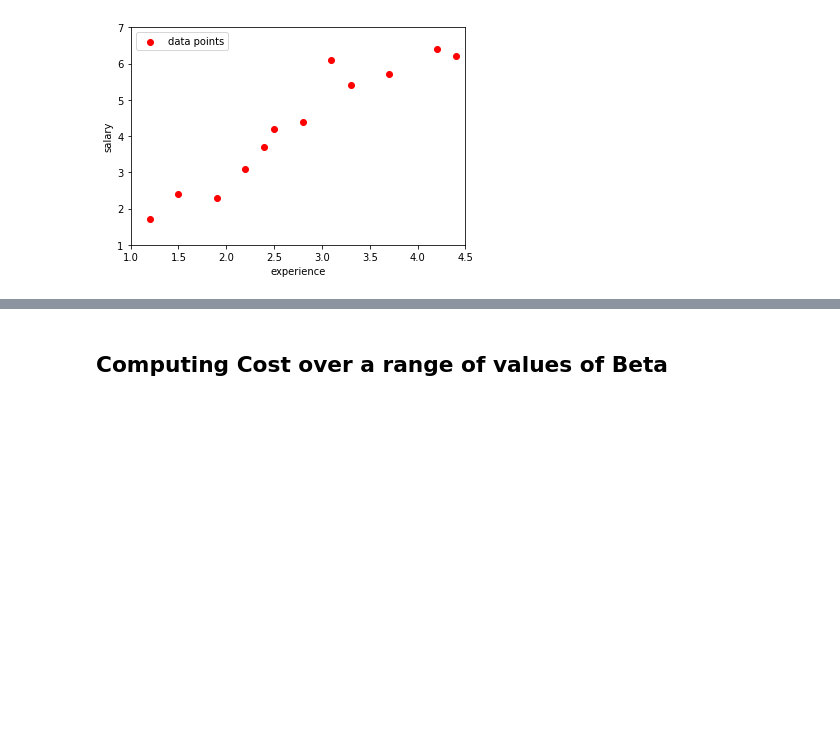
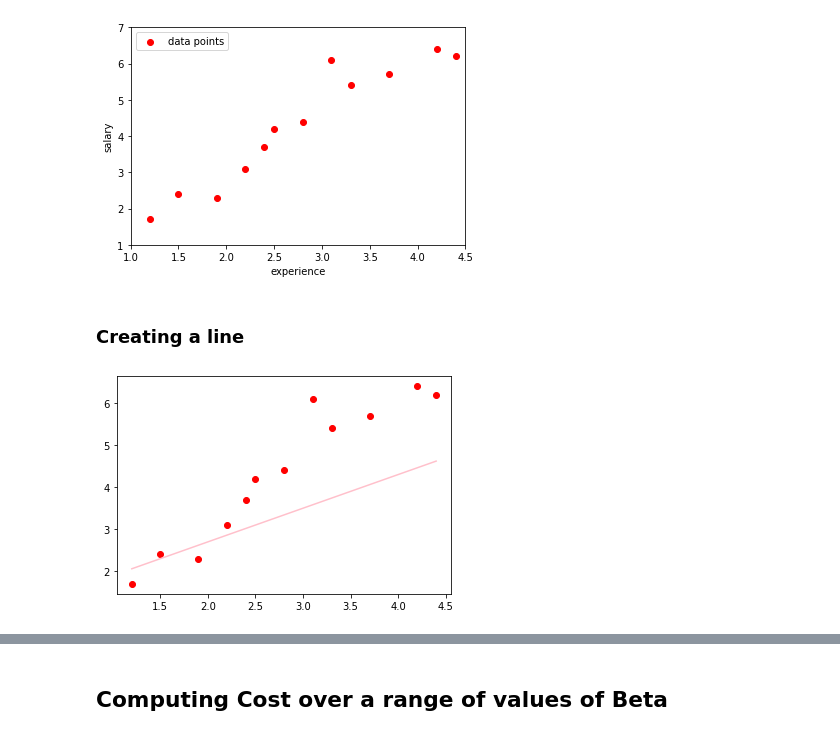
Before and after one commit to Neelam-Singhal/Linear-Models, a Jupyter notebook: LinearModel.ipynb, the cells around one changed output, grey strips where cells are left out. Cells and saved outputs as stored; diff of their text form; code cells hidden in the pictures; blank space fills up the shorter version.

```diff
--- a/LinearModel.ipynb
+++ b/LinearModel.ipynb
@@ -45,3 +45,20 @@ plt.legend()
 # %% [output]
 <matplotlib.legend.Legend at 0x...>
 [figure]
+# %% [markdown]
+### Creating a line
+# %%
+beta = 0.8
+b = 1.1
+
+line1 = []
+
+for i in range(len(data)):
+    line1.append(data.experience[i]*beta + b)
+
+
+plt.scatter(data.experience, data.salary, color = 'red')
+plt.plot(data.experience, line1, color='pink', label = "line")
+plt.show()
+# %% [output]
+[figure, added]
```
Also changed, not shown: parts of 4 cells of this notebook, 1 other file.
